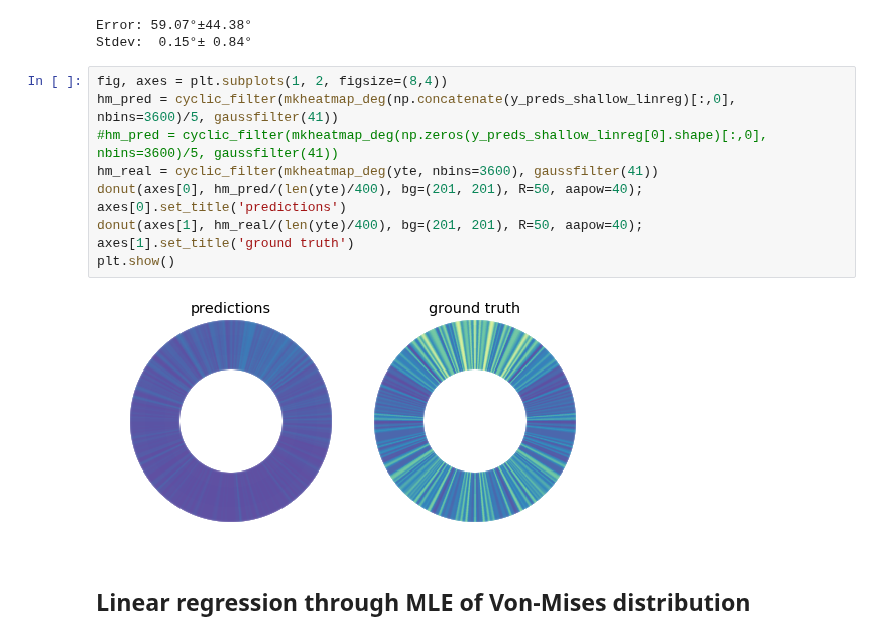
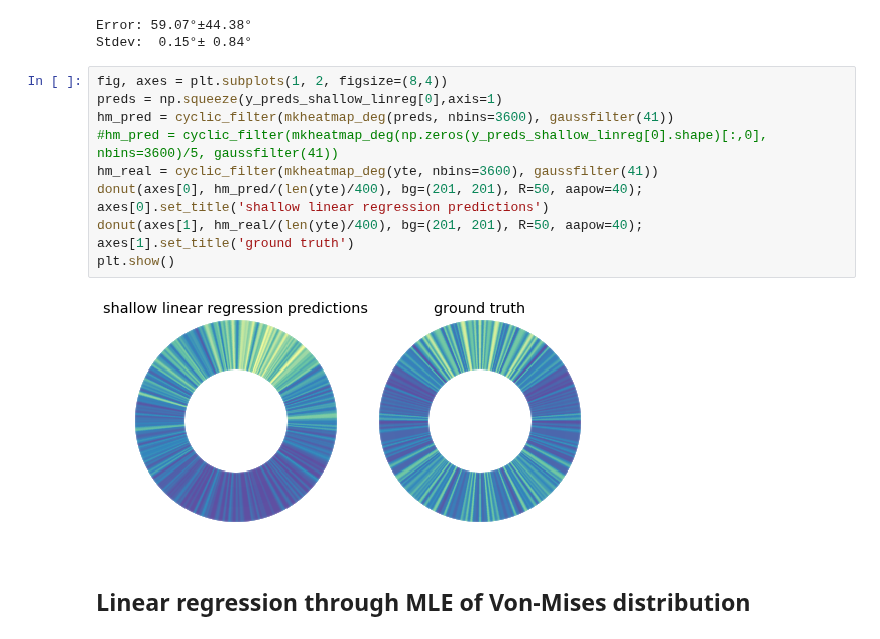
Before and after one commit to sergeyprokudin/BiternionNet, a Jupyter notebook: Experiments - TownCentre.ipynb, the cells around one changed output. Drawn from its saved outputs; the diff is of its cells as text.

```diff
--- a/Experiments - TownCentre.ipynb
+++ b/Experiments - TownCentre.ipynb
@@ -372,16 +372,17 @@ Error: 59.07°±44.38°
 Stdev:  0.15°± 0.84°
 # %%
 fig, axes = plt.subplots(1, 2, figsize=(8,4))
-hm_pred = cyclic_filter(mkheatmap_deg(np.concatenate(y_preds_shallow_linreg)[:,0], nbins=3600)/5, gaussfilter(41))
+preds = np.squeeze(y_preds_shallow_linreg[0],axis=1)
+hm_pred = cyclic_filter(mkheatmap_deg(preds, nbins=3600), gaussfilter(41))
 #hm_pred = cyclic_filter(mkheatmap_deg(np.zeros(y_preds_shallow_linreg[0].shape)[:,0], nbins=3600)/5, gaussfilter(41))
 hm_real = cyclic_filter(mkheatmap_deg(yte, nbins=3600), gaussfilter(41))
 donut(axes[0], hm_pred/(len(yte)/400), bg=(201, 201), R=50, aapow=40);
-axes[0].set_title('predictions')
+axes[0].set_title('shallow linear regression predictions')
 donut(axes[1], hm_real/(len(yte)/400), bg=(201, 201), R=50, aapow=40);
 axes[1].set_title('ground truth')
 plt.show()
 # %% [output]
-[figure, old version]
+[figure, new version]
 # %% [markdown]
 ## Linear regression through MLE of Von-Mises distribution
 # %% [markdown]
```
Also changed, not shown: parts of 7 cells of this notebook.
